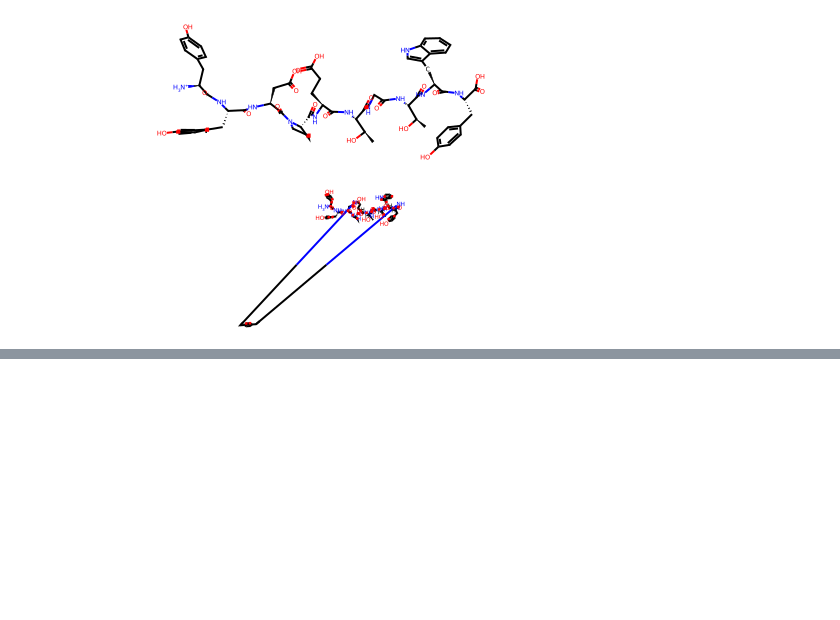
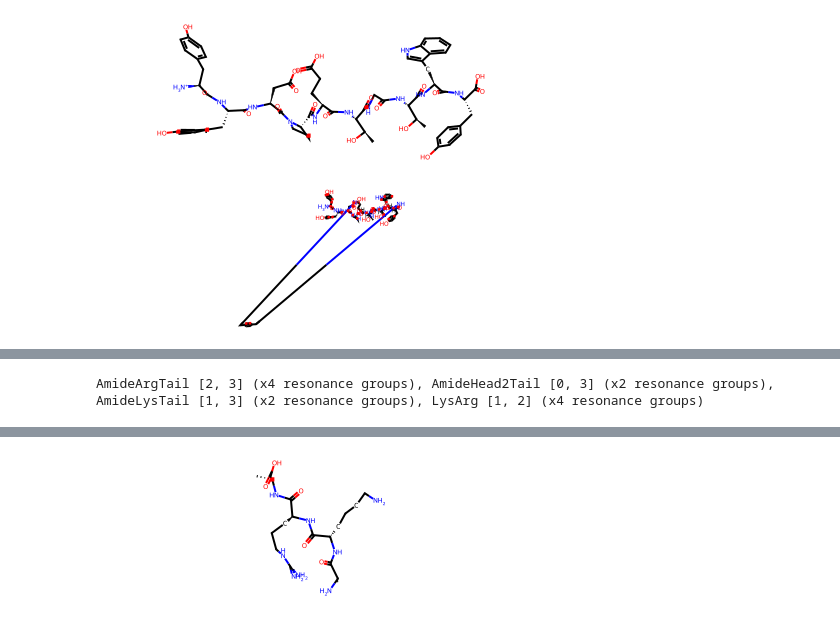
Before and after one commit to benjfdup/pyclops, a Jupyter notebook: examples/bens_notebook.ipynb, the cells around one changed output, grey strips where cells are left out. Drawn from its saved outputs; the diff is of its cells as text; code cells hidden in the pictures; blank space fills up the shorter version.

```diff
--- a/examples/bens_notebook.ipynb
+++ b/examples/bens_notebook.ipynb
@@ -150,0 +168,19 @@ AmideHead2Tail [0, 4] (x2 resonance groups), AmideLysTail [1, 4] (x2 resonance g
+# %%
+lys_arg_pdb = "/Users/bendupontjr/mphil_files/all_mphil_code/pyclops/examples/pdbs/AlaLysArgAla.pdb"
+
+chem_loss_handler = ChemicalLossHandler.from_pdb_file(lys_arg_pdb, units_factor = 1.0)
+
+print(chem_loss_handler.summary)
+
+lys_arg_loss = chem_loss_handler.chemical_losses[-1]
+
+struct_mkr = StructureMaker(chem_loss_handler)
+
+init_mol = struct_mkr.initial_rdkit_mol
+
+AllChem.EmbedMolecule(init_mol, AllChem.ETKDG())
+AllChem.MMFFOptimizeMolecule(init_mol)
+
+init_mol
+# %% [output]
+AmideArgTail [2, 3] (x4 resonance groups), AmideHead2Tail [0, 3] (x2 resonance groups), AmideLysTail [1, 3] (x2 resonance groups), LysArg [1, 2] (x4 resonance groups)
@@ -150,0 +189 @@ AmideHead2Tail [0, 4] (x2 resonance groups), AmideLysTail [1, 4] (x2 resonance g
+[figure, added]
```
Also changed, not shown: parts of 7 cells of this notebook, 2 other files.
